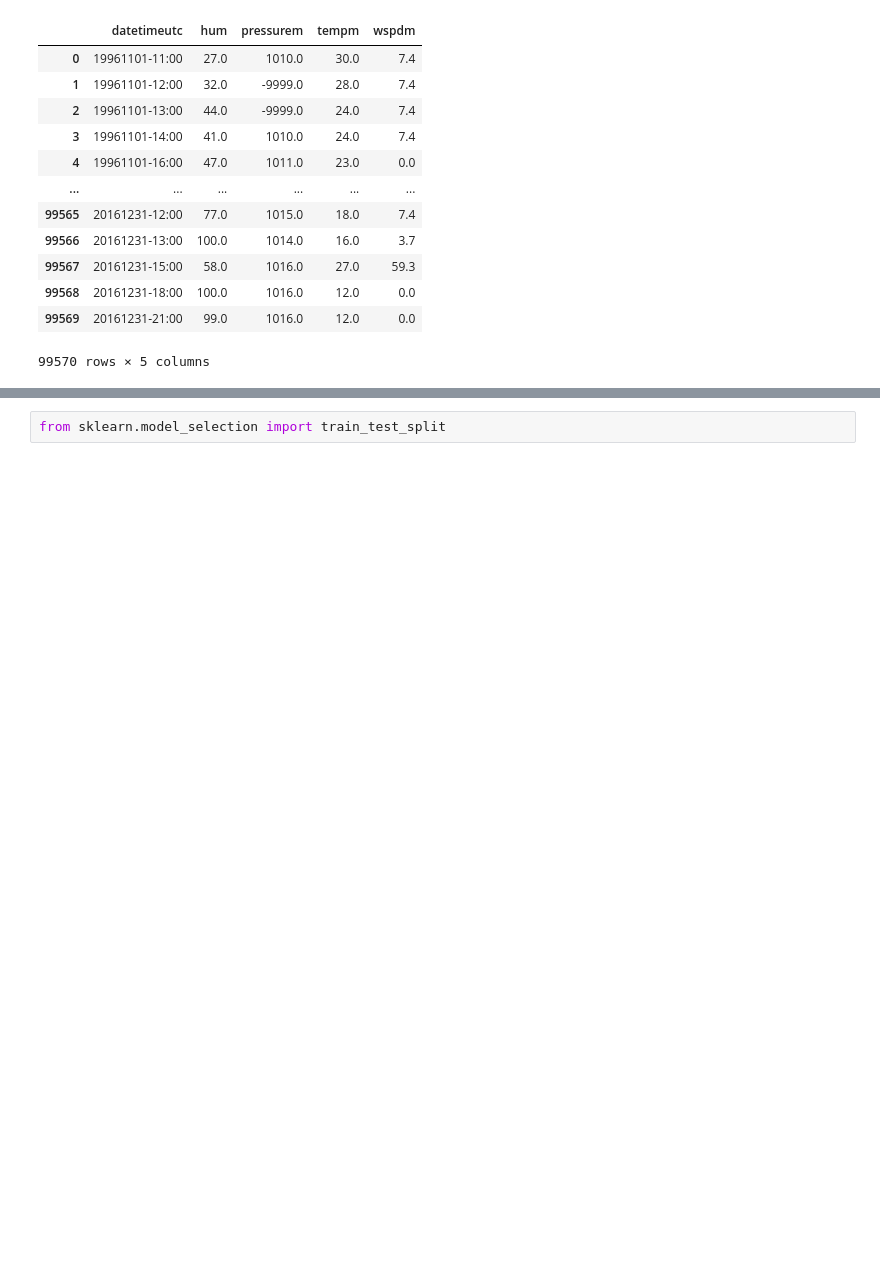
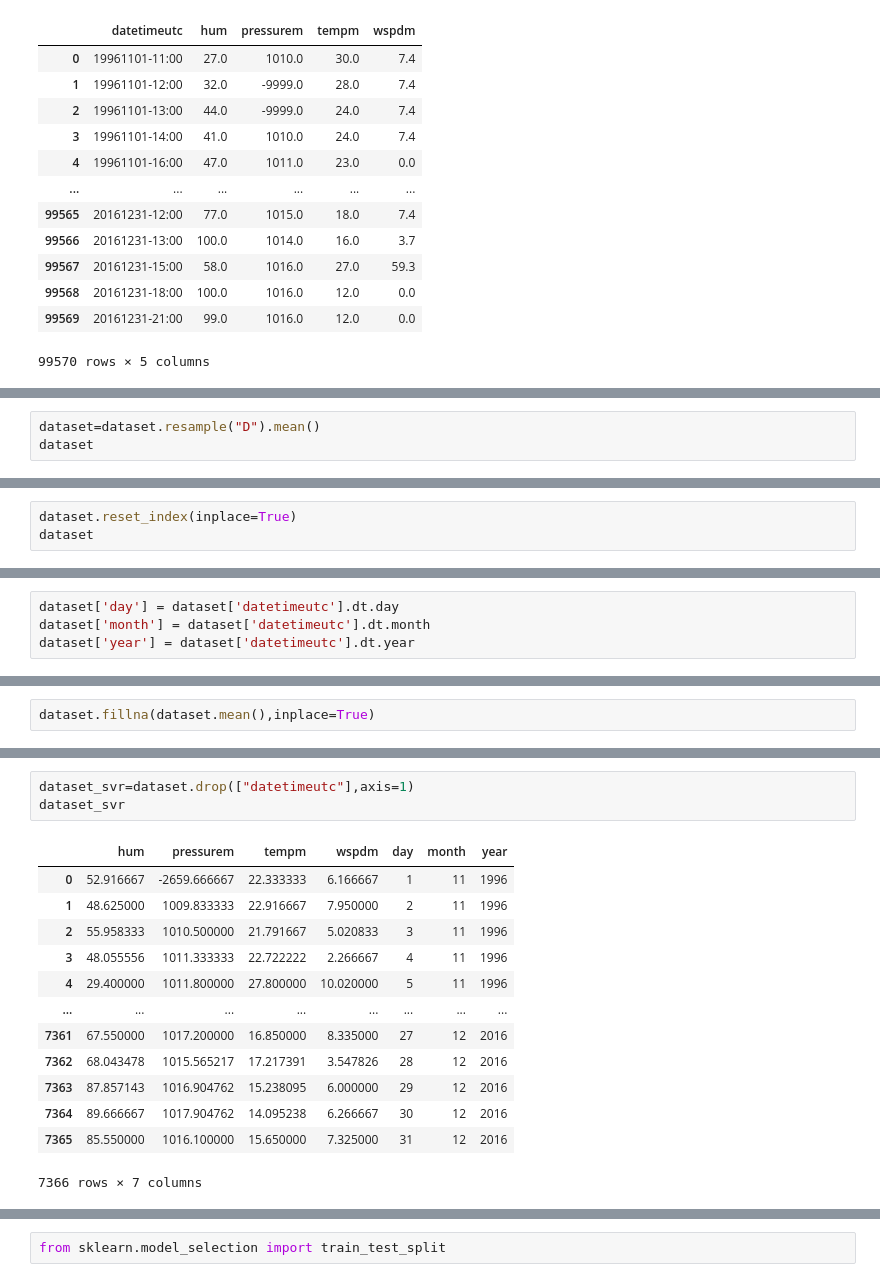
Before and after one commit to i-shitizkhanna/Time-Series-Forecasting, a Jupyter notebook: Support_Vector_Regression.ipynb, the cells around one changed output, grey strips where cells are left out. Cells and saved outputs as stored; diff of their text form; blank space fills up the shorter version.

```diff
--- a/Support_Vector_Regression.ipynb
+++ b/Support_Vector_Regression.ipynb
@@ -203,0 +136,3 @@ dataset_svr
+# %%
+dataset=dataset.resample("D").mean()
+dataset
@@ -203,0 +167,3 @@ dataset_svr
+# %%
+dataset.reset_index(inplace=True)
+dataset
@@ -203,0 +184,4 @@ dataset_svr
+# %%
+dataset['day'] = dataset['datetimeutc'].dt.day
+dataset['month'] = dataset['datetimeutc'].dt.month
+dataset['year'] = dataset['datetimeutc'].dt.year
@@ -203,0 +200,2 @@ dataset_svr
+# %%
+dataset.fillna(dataset.mean(),inplace=True)
@@ -204,3 +214,20 @@ dataset_svr
+# %%
+dataset_svr=dataset.drop(["datetimeutc"],axis=1)
+dataset_svr
+# %% [output]
+|  | hum | pressurem | tempm | wspdm | day | month | year |
+| 0 | 52.916667 | -2659.666667 | 22.333333 | 6.166667 | 1 | 11 | 1996 |
+| 1 | 48.625000 | 1009.833333 | 22.916667 | 7.950000 | 2 | 11 | 1996 |
+| 2 | 55.958333 | 1010.500000 | 21.791667 | 5.020833 | 3 | 11 | 1996 |
+| 3 | 48.055556 | 1011.333333 | 22.722222 | 2.266667 | 4 | 11 | 1996 |
+| 4 | 29.400000 | 1011.800000 | 27.800000 | 10.020000 | 5 | 11 | 1996 |
+| ... | ... | ... | ... | ... | ... | ... | ... |
+| 7361 | 67.550000 | 1017.200000 | 16.850000 | 8.335000 | 27 | 12 | 2016 |
+| 7362 | 68.043478 | 1015.565217 | 17.217391 | 3.547826 | 28 | 12 | 2016 |
+| 7363 | 87.857143 | 1016.904762 | 15.238095 | 6.000000 | 29 | 12 | 2016 |
+| 7364 | 89.666667 | 1017.904762 | 14.095238 | 6.266667 | 30 | 12 | 2016 |
+| 7365 | 85.550000 | 1016.100000 | 15.650000 | 7.325000 | 31 | 12 | 2016 |
+7366 rows × 7 columns
 # %%
 y=dataset_svr["tempm"]
 y
```
Also changed, not shown: parts of 27 cells of this notebook.
